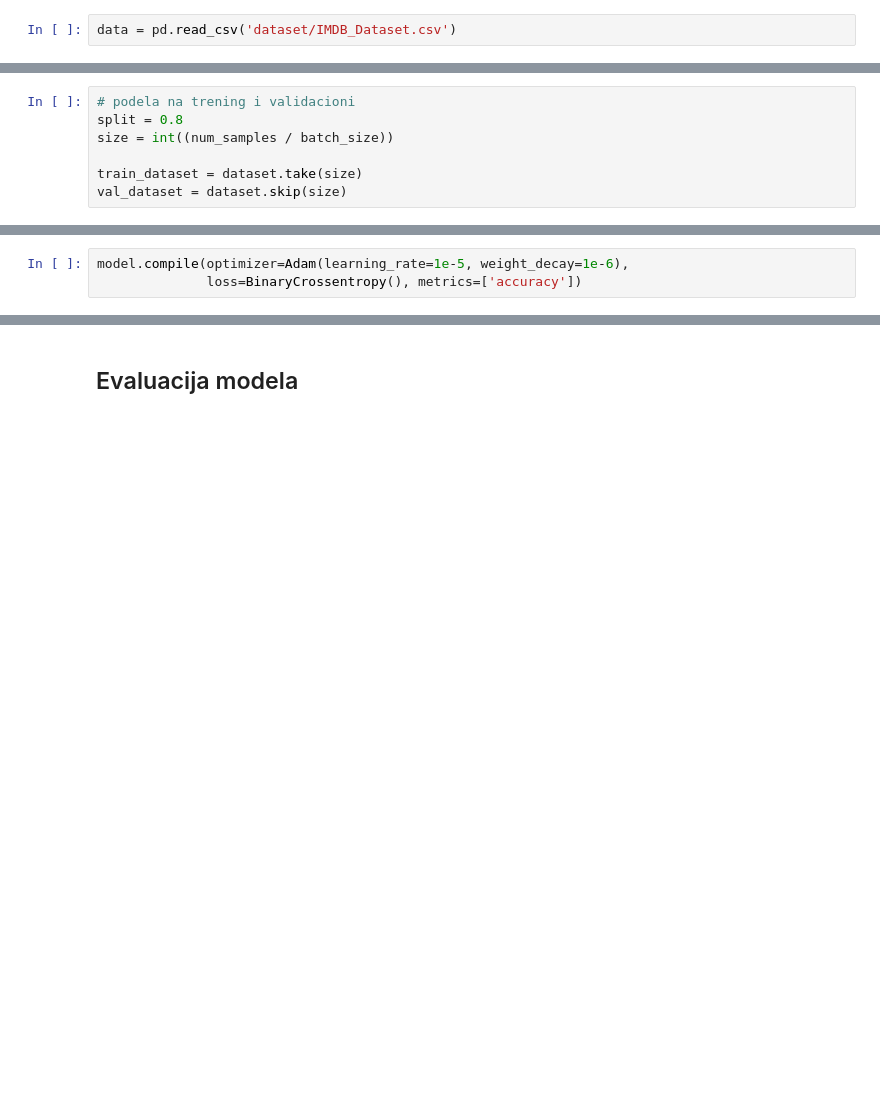
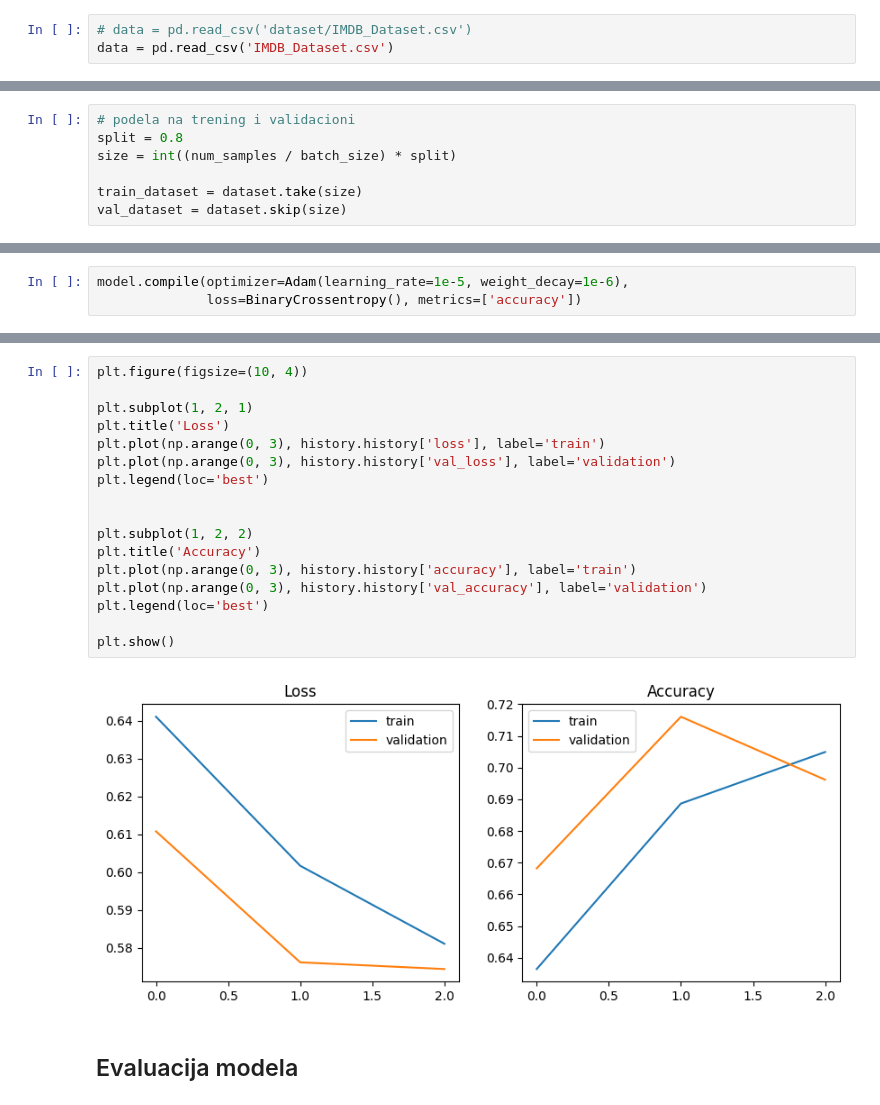
Before and after one commit to PavleSavic/ML_project2023, a Jupyter notebook: 03_Transformer.ipynb, the cells around one changed output, grey strips where cells are left out. Drawn from its saved outputs; the diff is of its cells as text; blank space fills up the shorter version.

Commit message:
Dodat validation skup

```diff
--- a/03_Transformer.ipynb
+++ b/03_Transformer.ipynb
@@ -17,5 +36,6 @@ from transformers import BertTokenizer, TFAutoModel
 # %%
-data = pd.read_csv('dataset/IMDB_Dataset.csv')
+# data = pd.read_csv('dataset/IMDB_Dataset.csv')
+data = pd.read_csv('IMDB_Dataset.csv')
 # %%
 data.sentiment.replace("positive", 1, inplace = True)
 data.sentiment.replace("negative", 0, inplace = True)
@@ -118,7 +138,7 @@ dataset.take(1)
 # %%
 # podela na trening i validacioni
 split = 0.8
-size = int((num_samples / batch_size))
+size = int((num_samples / batch_size) * split)
 
 train_dataset = dataset.take(size)
 val_dataset = dataset.skip(size)
@@ -198,3 +219,22 @@ Epoch 3/3
+# %%
+plt.figure(figsize=(10, 4))
+
+plt.subplot(1, 2, 1)
+plt.title('Loss')
+plt.plot(np.arange(0, 3), history.history['loss'], label='train')
+plt.plot(np.arange(0, 3), history.history['val_loss'], label='validation')
+plt.legend(loc='best')
+
+
+plt.subplot(1, 2, 2)
+plt.title('Accuracy')
+plt.plot(np.arange(0, 3), history.history['accuracy'], label='train')
+plt.plot(np.arange(0, 3), history.history['val_accuracy'], label='validation')
+plt.legend(loc='best')
+
+plt.show()
+# %% [output]
+[figure, added]
 # %% [markdown]
 ## Evaluacija modela
 # %%
```
Also changed, not shown: parts of 6 cells of this notebook.
